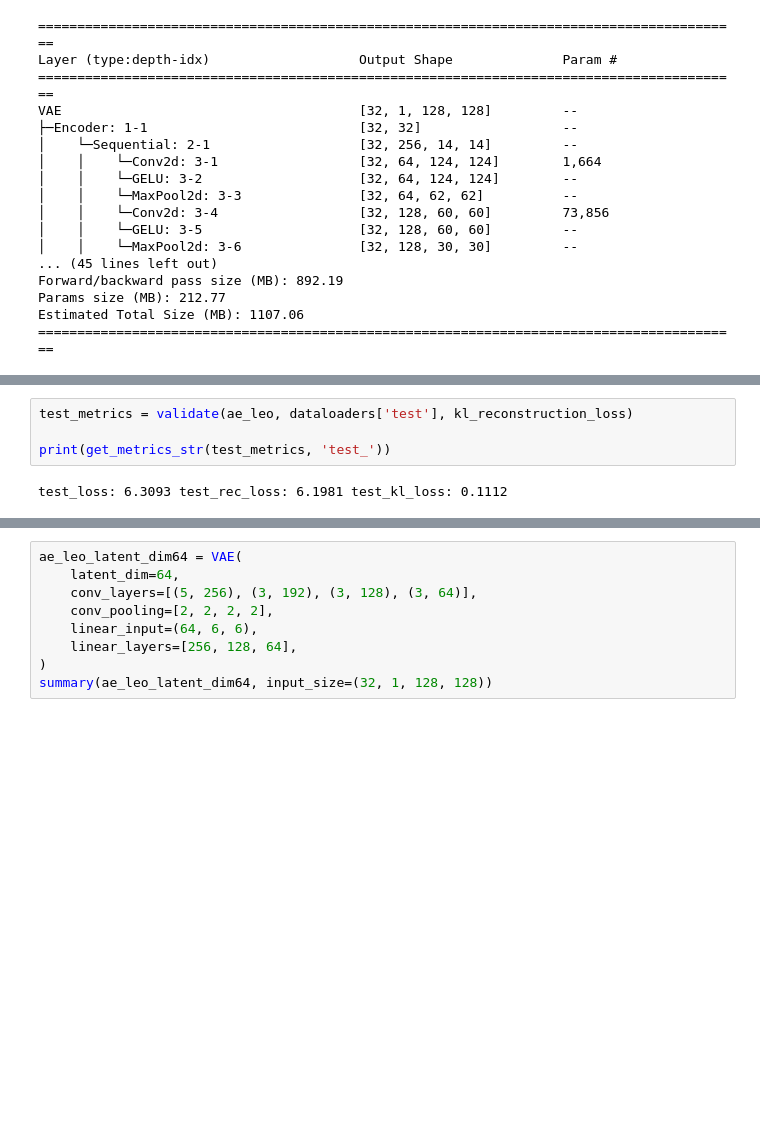
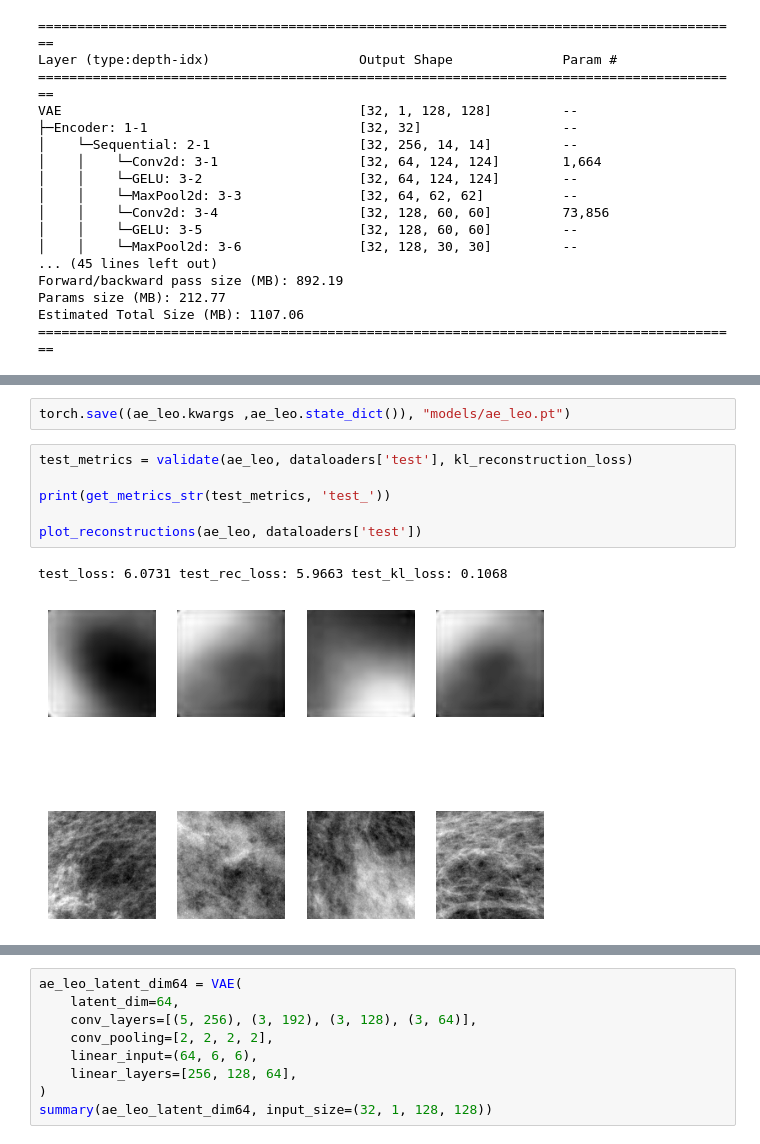
Before and after one commit to GomideLeo/latent-parser, a Jupyter notebook: notebook2.ipynb, the cells around one changed output, grey strips where cells are left out. Drawn from its saved outputs; the diff is of its cells as text; blank space fills up the shorter version.

```diff
--- a/notebook2.ipynb
+++ b/notebook2.ipynb
@@ -188,7 +272,12 @@ hist = train(ae_leo, optimizer, dataloaders['train'], dataloaders['val'], 16, kl
 Finished Training
+# %%
+torch.save((ae_leo.kwargs ,ae_leo.state_dict()), "models/ae_leo.pt")
 # %%
 test_metrics = validate(ae_leo, dataloaders['test'], kl_reconstruction_loss)
 
 print(get_metrics_str(test_metrics, 'test_'))
+
+plot_reconstructions(ae_leo, dataloaders['test'])
 # %% [output]
-test_loss: 6.3093 test_rec_loss: 6.1981 test_kl_loss: 0.1112
+test_loss: 6.0731 test_rec_loss: 5.9663 test_kl_loss: 0.1068
+[figure, added]
```
Also changed, not shown: parts of 25 cells of this notebook, 6 other files.
